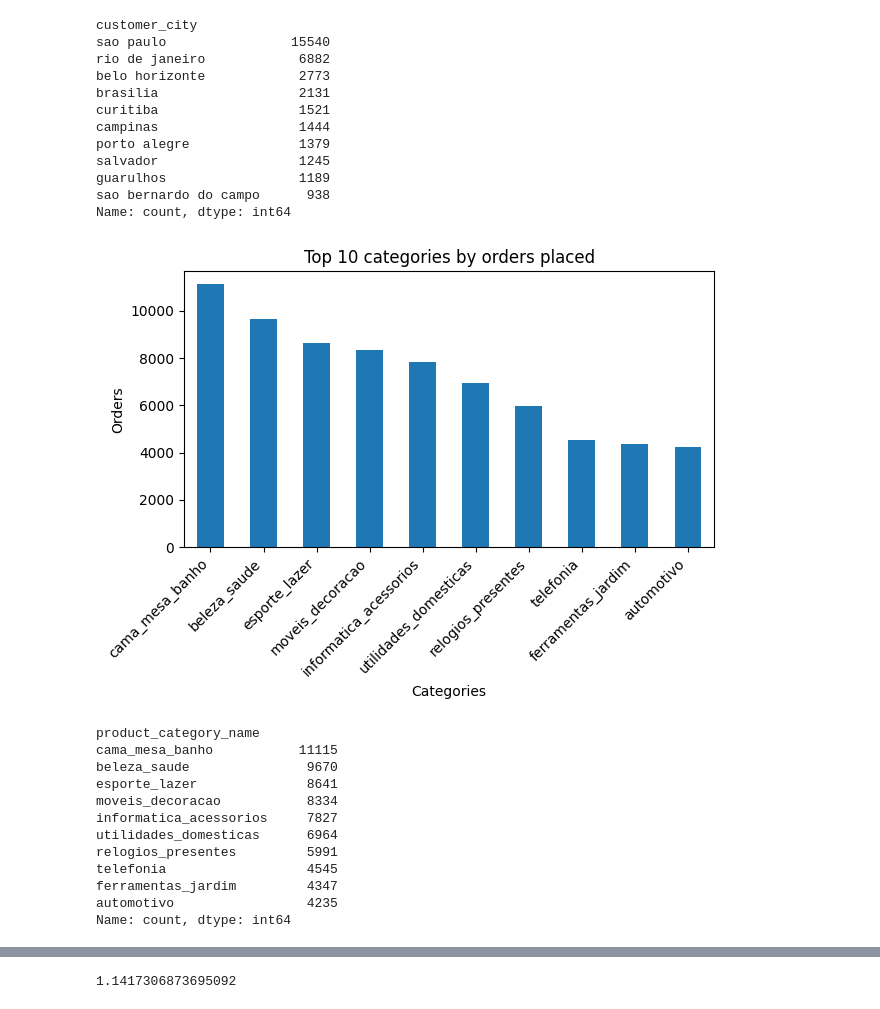
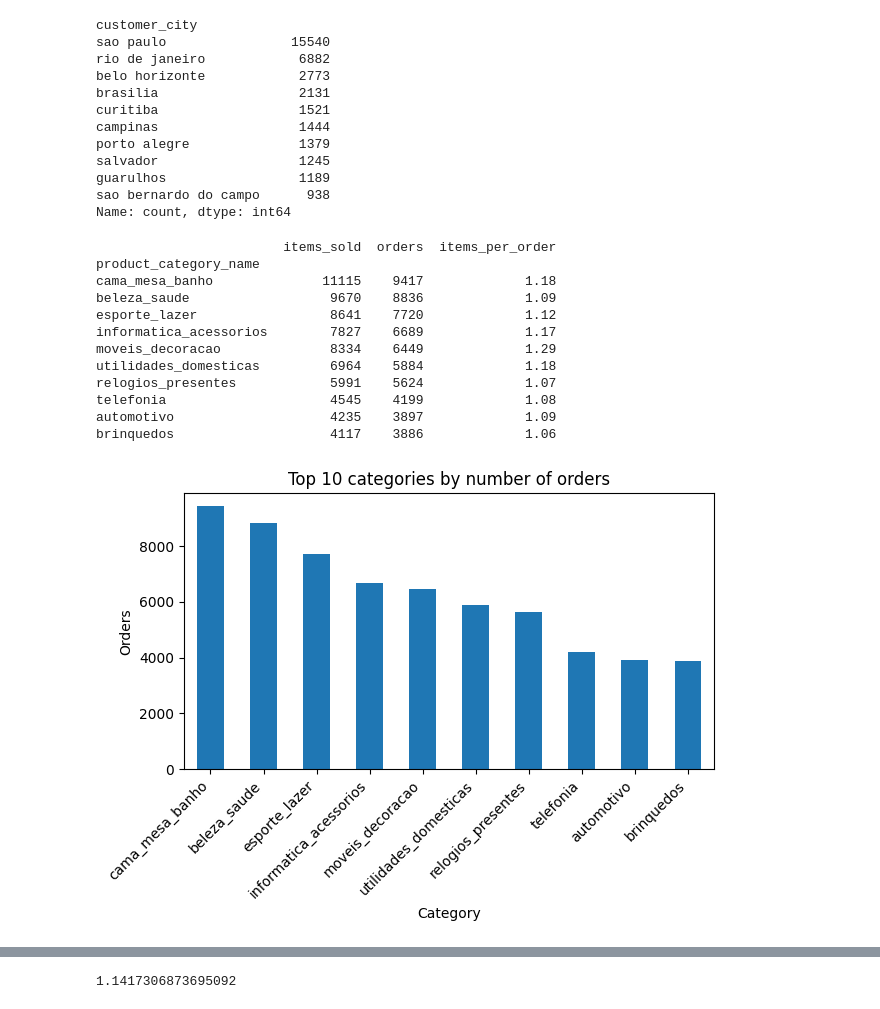
Before and after one commit to CrazySlots/data-engineering-portfolio, a Jupyter notebook: 01_data_exploration/proyecto_1_datasets.ipynb, the cells around one changed output, grey strips where cells are left out. Drawn from its saved outputs; the diff is of its cells as text; code cells hidden in the pictures.

```diff
--- a/01_data_exploration/proyecto_1_datasets.ipynb
+++ b/01_data_exploration/proyecto_1_datasets.ipynb
@@ -58,31 +58,38 @@ Name: count, dtype: int64
 # %%
 #Which product category is the best-selling?
 #Joining Orders DataFrame, OrderItems DataFrame, Products Info DataFrame
 df_orders_items_info=df_orders.merge(df_order_items,how='left',on='order_id')\
                         .merge(df_products,how='left', on='product_id' )
-best_product=df_orders_items_info['product_category_name'].value_counts().head(10)
-best_product.plot(kind='bar')
-plt.title('Top 10 categories by orders placed')
-plt.xlabel('Categories')
+
+#Two ways to measure "best-selling": items sold vs number of orders
+best_product=df_orders_items_info.groupby('product_category_name').agg(
+    items_sold=('order_id', 'count'),
+    orders=('order_id', 'nunique')
+).sort_values('orders', ascending=False).head(10)
+best_product['items_per_order']=(best_product['items_sold']/best_product['orders']).round(2)
+print(best_product)
+
+best_product['orders'].plot(kind='bar')
+plt.title('Top 10 categories by number of orders')
+plt.xlabel('Category')
 plt.ylabel('Orders')
-plt.xticks(rotation=45, ha='right')  # Rotates city names so they don't overlap
+plt.xticks(rotation=45, ha='right')  # Rotates category names so they don't overlap
 plt.tight_layout()
 plt.show()
-print(best_product)
 # %% [output]
+                        items_sold  orders  items_per_order
+product_category_name
+cama_mesa_banho              11115    9417             1.18
+beleza_saude                  9670    8836             1.09
+esporte_lazer                 8641    7720             1.12
+informatica_acessorios        7827    6689             1.17
+moveis_decoracao              8334    6449             1.29
+utilidades_domesticas         6964    5884             1.18
+relogios_presentes            5991    5624             1.07
+telefonia                     4545    4199             1.08
+automotivo                    4235    3897             1.09
+brinquedos                    4117    3886             1.06
-[figure, old version]
+[figure, new version]
-product_category_name
-cama_mesa_banho           11115
-beleza_saude               9670
-esporte_lazer              8641
-moveis_decoracao           8334
-informatica_acessorios     7827
-utilidades_domesticas      6964
-relogios_presentes         5991
-telefonia                  4545
-ferramentas_jardim         4347
-automotivo                 4235
-Name: count, dtype: int64
 # %%
 #How many orders per month? Is there a growth trend?
 #Converting string column into date time data type
```
Also changed, not shown: parts of 13 cells of this notebook.
